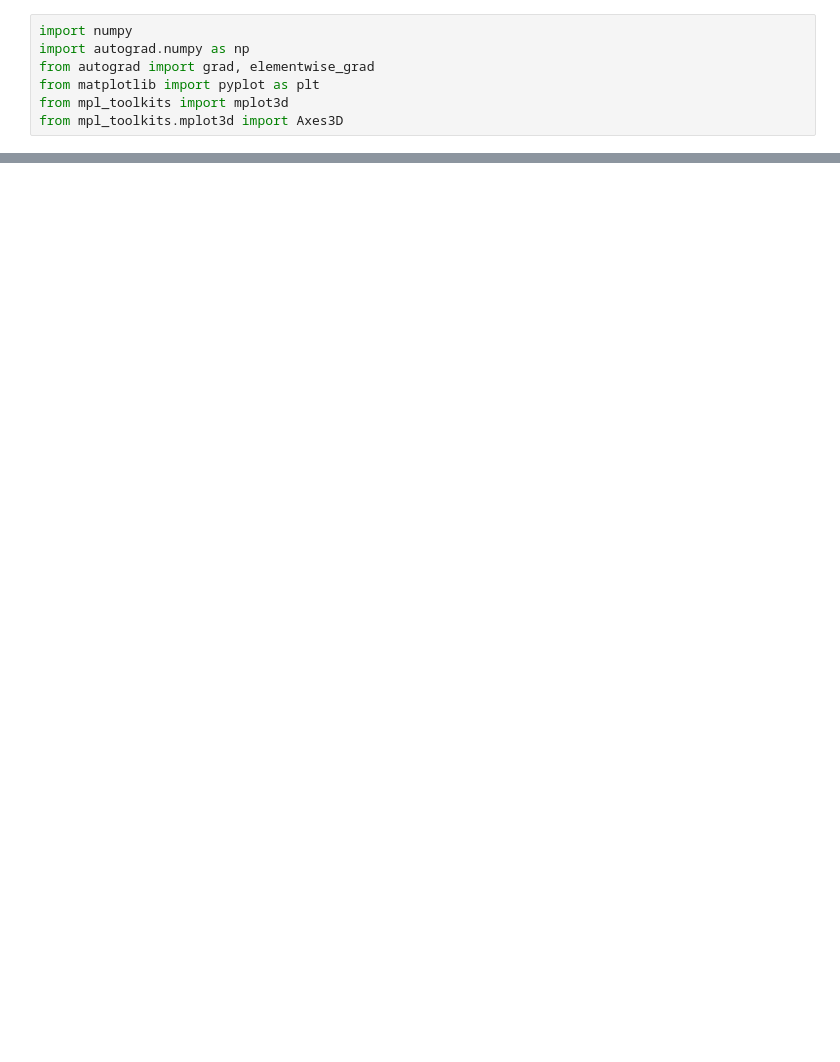
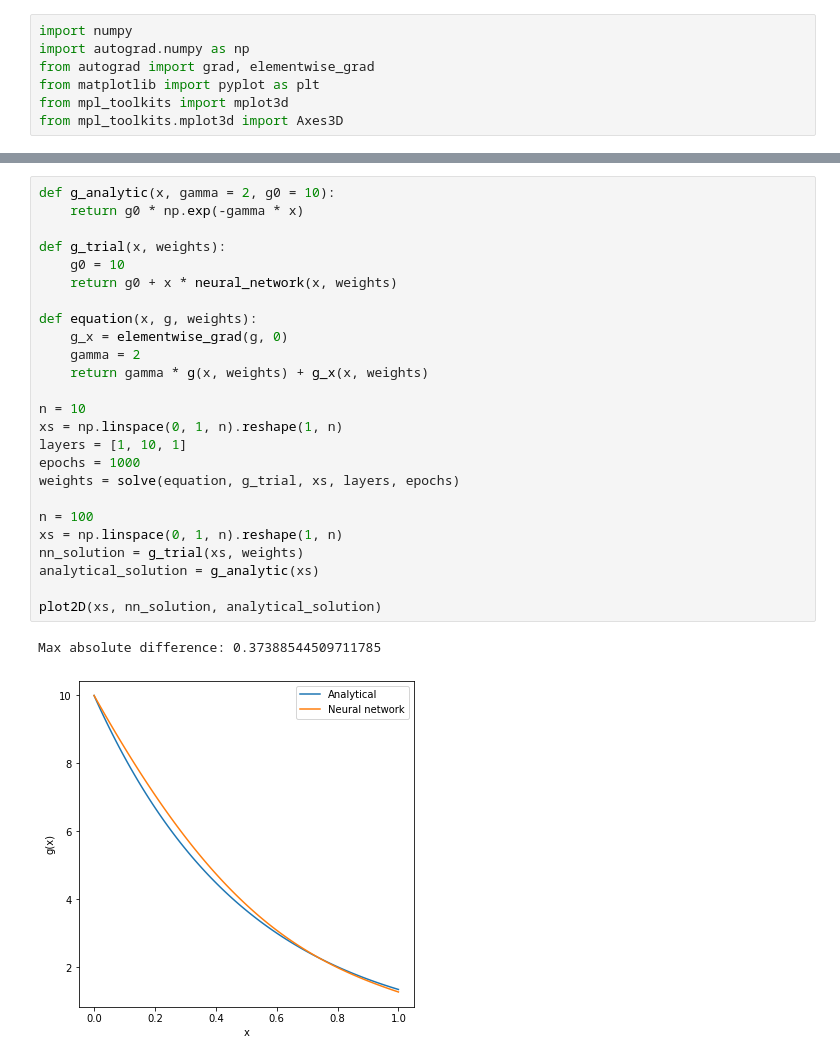
Before and after one commit to Szymex49/Neural-networks-for-solving-PDE, a Jupyter notebook: notes.ipynb, the cells around one changed output, grey strips where cells are left out. Cells and saved outputs as stored; diff of their text form; blank space fills up the shorter version.

```diff
--- a/notes.ipynb
+++ b/notes.ipynb
@@ -741,3 +57,31 @@ Max absolute difference: 0.413188
+# %%
+def g_analytic(x, gamma = 2, g0 = 10):
+    return g0 * np.exp(-gamma * x)
+
+def g_trial(x, weights):
+    g0 = 10
+    return g0 + x * neural_network(x, weights)
+
+def equation(x, g, weights):
+    g_x = elementwise_grad(g, 0)
+    gamma = 2
+    return gamma * g(x, weights) + g_x(x, weights)
+
+n = 10
+xs = np.linspace(0, 1, n).reshape(1, n)
+layers = [1, 10, 1]
+epochs = 1000
+weights = solve(equation, g_trial, xs, layers, epochs)
+
+n = 100
+xs = np.linspace(0, 1, n).reshape(1, n)
+nn_solution = g_trial(xs, weights)
+analytical_solution = g_analytic(xs)
+
+plot2D(xs, nn_solution, analytical_solution)
+# %% [output]
+Max absolute difference: 0.37388544509711785
+[figure, added]
 # %%
 %matplotlib widget
 
```
Also changed, not shown: parts of 26 cells of this notebook, 1 other file.
